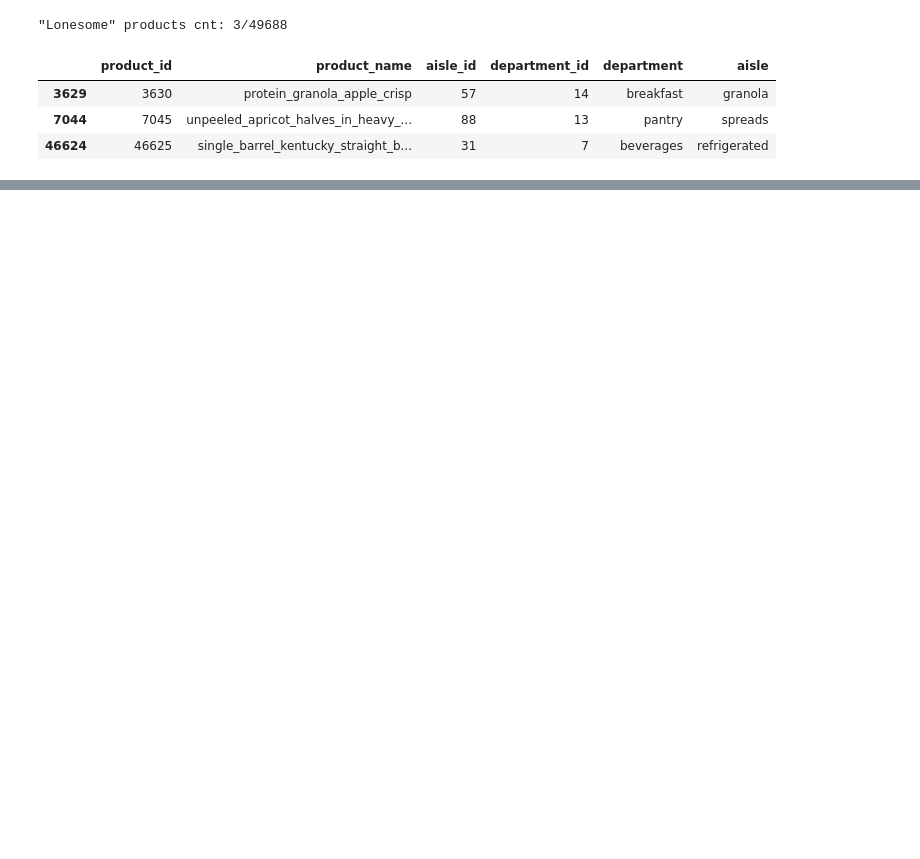
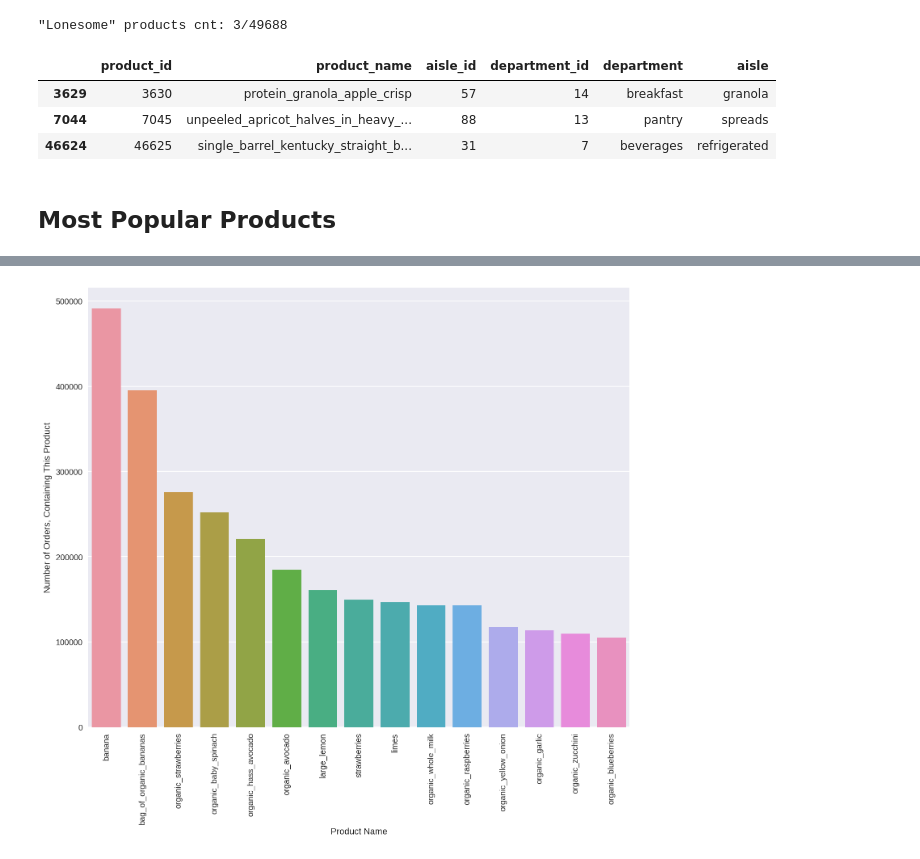
Before and after one commit to cmuell89/Instacart, a Jupyter notebook: analysis.ipynb, the cells around one changed output, grey strips where cells are left out. Drawn from its saved outputs; the diff is of its cells as text; code cells hidden in the pictures; blank space fills up the shorter version.

```diff
--- a/analysis.ipynb
+++ b/analysis.ipynb
@@ -266,8 +266,8 @@ for i in range(len(indexes)-1):
                             left=order_products_prior.iloc[indexes[i]:indexes[i+1], :],
                             right=goods[[
                                 'product_id',
-                                 'aisle_id',
-                                 'department_id'
+                                'aisle_id',
+                                'department_id'
                             ]].apply(partial(pd.to_numeric,
                                              errors='ignore',
                                              downcast='integer')),
@@ -277,7 +277,7 @@ for i in range(len(indexes)-1):
                      right=orders,
                      how='left',
                      on='order_id'
-                ).apply(partial(pd.to_numeric, errors='ignore', downcast='integer'))
+                )#.apply(partial(pd.to_numeric, errors='ignore', downcast='integer'))
         ]
     )
 
@@ -333,3 +335,25 @@ unordered.head()
 | 3629 | 3630 | protein_granola_apple_crisp | 57 | 14 | breakfast | granola |
 | 7044 | 7045 | unpeeled_apricot_halves_in_heavy_... | 88 | 13 | pantry | spreads |
 | 46624 | 46625 | single_barrel_kentucky_straight_b... | 31 | 7 | beverages | refrigerated |
+# %% [markdown]
+## Most Popular Products
+# %%
+%%time
+# popular products (total set, not only train)
+top = 15
+
+
+top_products = pd.merge(
+    # to see train:
+    # left=pd.DataFrame(order_details[order_details.eval_set == 'train'].groupby(['product_id'])['order_id']\
+    left=pd.DataFrame(order_details.groupby(['product_id'])['order_id']\
+    .apply(lambda x: len(x.unique())).sort_values(ascending=False)[:top].reset_index()),
+    right=goods,
+    how='left')
+
+f, ax = plt.subplots(figsize=(12, 10))
+plt.xticks(rotation='vertical')
+sns.barplot(top_products.product_name, top_products.order_id)
+plt.ylabel('Number of Orders, Containing This Product')
+plt.xlabel('Product Name')
+# %% [output]
@@ -335,0 +362 @@ unordered.head()
+[figure, added]
```
Also changed, not shown: parts of 19 cells of this notebook.
